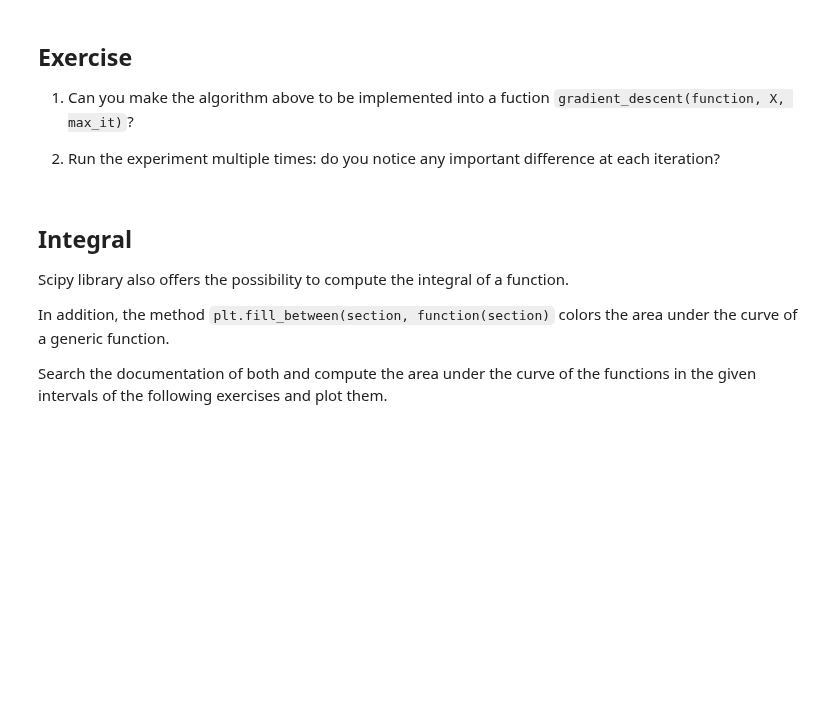
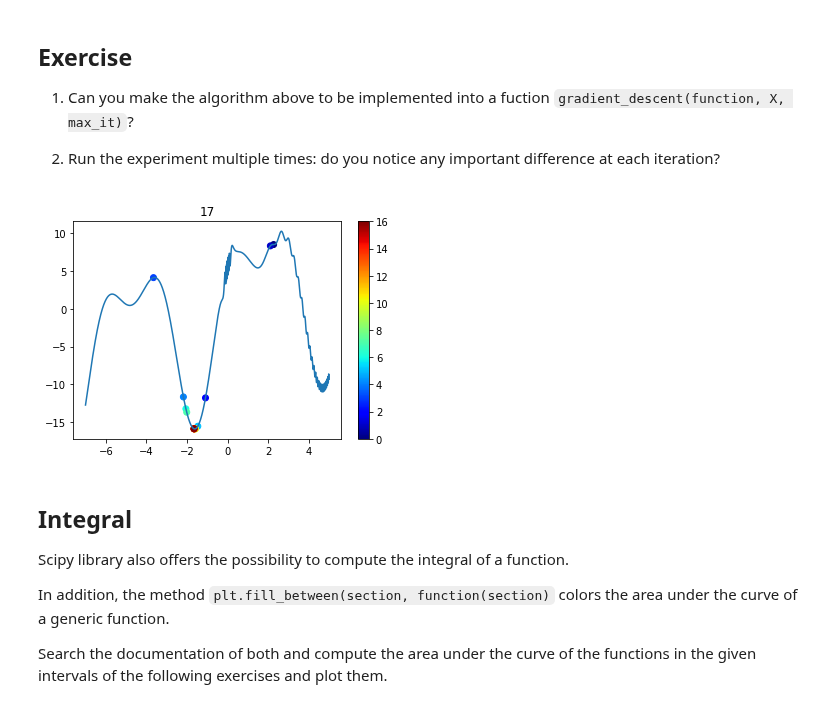
Before and after one commit to EuniceOyeniyi/stive_exercises, a Jupyter notebook: Chapter 01/13. Gradients and Integrals/Gradient Descent and Integrals.ipynb, the cells around one changed output. Cells and saved outputs as stored; diff of their text form; code cells hidden in the pictures; blank space fills up the shorter version.

Commit message:
Modified Gradient descent

```diff
--- a/Chapter 01/13. Gradients and Integrals/Gradient Descent and Integrals.ipynb
+++ b/Chapter 01/13. Gradients and Integrals/Gradient Descent and Integrals.ipynb
@@ -52,33 +63,38 @@ plt.colorbar()
 
 2. Run the experiment multiple times: do you notice any important difference at each iteration?
 # %%
-def(function,X,max_it):
+def gradient_descent(function,X,max_it):
     x = X
+    Y = function(x)
     index = np.random.randint(0, len(x))
     point = x[index]
     derivative_in_point = derivative(function, point)
     it = 0
     points = []
     threshold = 0.01
-    while np.abs(derivative_in_point)> 0.01 and it<max_it:
+    while np.abs(derivative_in_point)> threshold and it<max_it:
          if derivative_in_point < 0:
              x = x[index:]
              index = np.random.randint(0, len(x))
              point = x[index]
              points.append(point)
              derivative_in_point = derivative(function, point)
          else:
              x = x[0:index+1]
              index = np.random.randint(0, len(x))
              point = x[index]
              points.append(point)
              derivative_in_point = derivative(function, point)
          it +=1
     plt.figure()
     plt.plot(X,Y)
     plt.scatter(np.array(points), function(np.array(points)), c=range(len(points)), cmap=cm.jet)
     plt.title(str(it))
     plt.colorbar()
+w = np.linspace(-7,5,10000)
+gradient_descent(function,w,100)
+# %% [output]
+[figure, added]
 # %% [markdown]
 ## Integral
 
```
Also changed, not shown: parts of 10 cells of this notebook.
